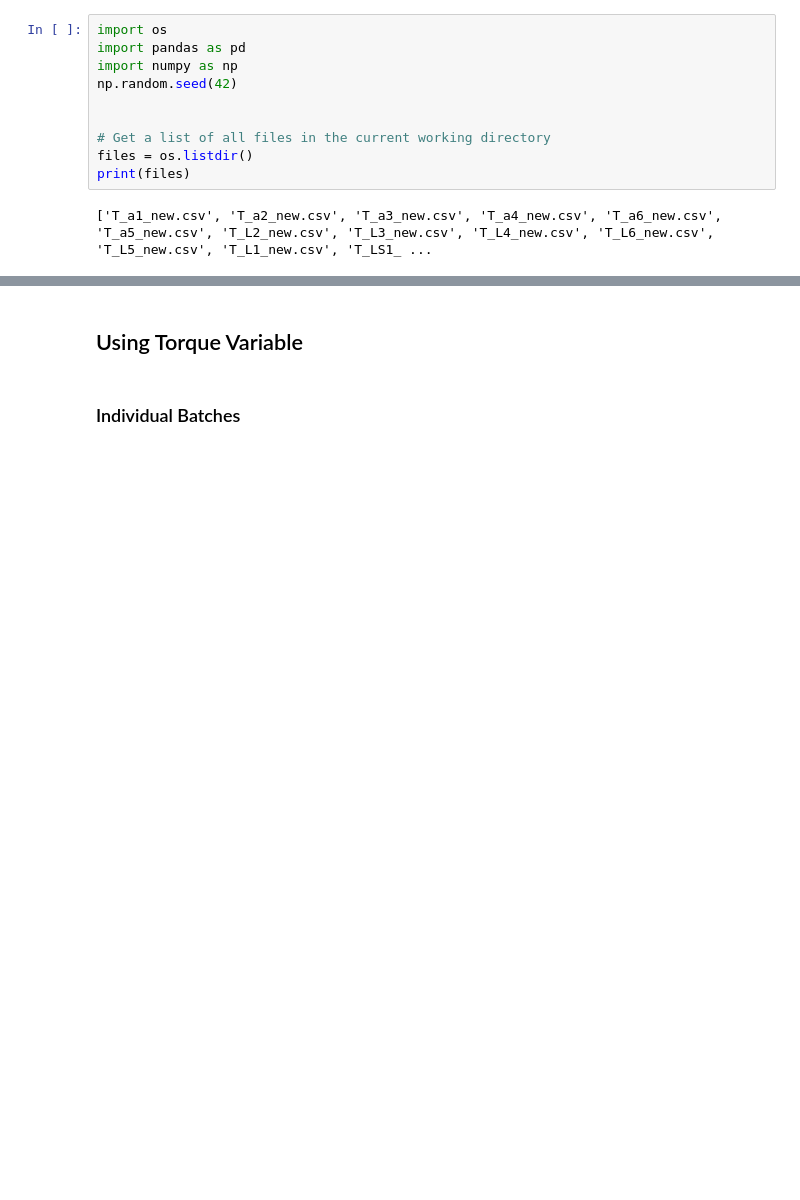
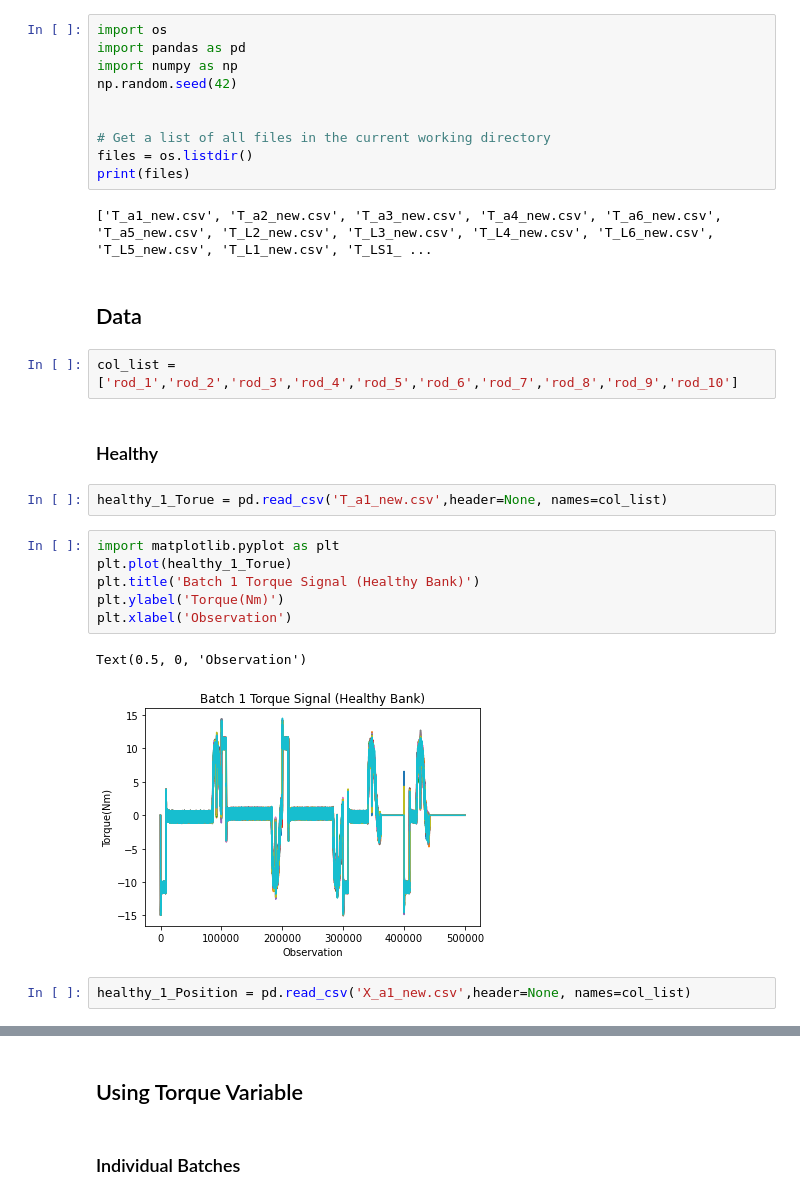
Before and after one commit to Arkifeanyi/COSC_525_Final_Proj, a Jupyter notebook: Anomaly_Detection_Task.ipynb, the cells around one changed output, grey strips where cells are left out. Saved outputs shown, nothing was run; the diff lists cells and outputs as text; blank space fills up the shorter version.

```diff
--- a/Anomaly_Detection_Task.ipynb
+++ b/Anomaly_Detection_Task.ipynb
@@ -10,3 +10,22 @@ files = os.listdir()
 print(files)
 # %% [output]
 ['T_a1_new.csv', 'T_a2_new.csv', 'T_a3_new.csv', 'T_a4_new.csv', 'T_a6_new.csv', 'T_a5_new.csv', 'T_L2_new.csv', 'T_L3_new.csv', 'T_L4_new.csv', 'T_L6_new.csv', 'T_L5_new.csv', 'T_L1_new.csv', 'T_LS1_ ...
+# %% [markdown]
+## Data
+# %%
+col_list = ['rod_1','rod_2','rod_3','rod_4','rod_5','rod_6','rod_7','rod_8','rod_9','rod_10']
+# %% [markdown]
+### Healthy
+# %%
+healthy_1_Torue = pd.read_csv('T_a1_new.csv',header=None, names=col_list)
+# %%
+import matplotlib.pyplot as plt
+plt.plot(healthy_1_Torue)
+plt.title('Batch 1 Torque Signal (Healthy Bank)')
+plt.ylabel('Torque(Nm)')
+plt.xlabel('Observation')
+# %% [output]
+Text(0.5, 0, 'Observation')
+[figure, added]
+# %%
+healthy_1_Position = pd.read_csv('X_a1_new.csv',header=None, names=col_list)
```
Also changed, not shown: parts of 63 cells of this notebook.
